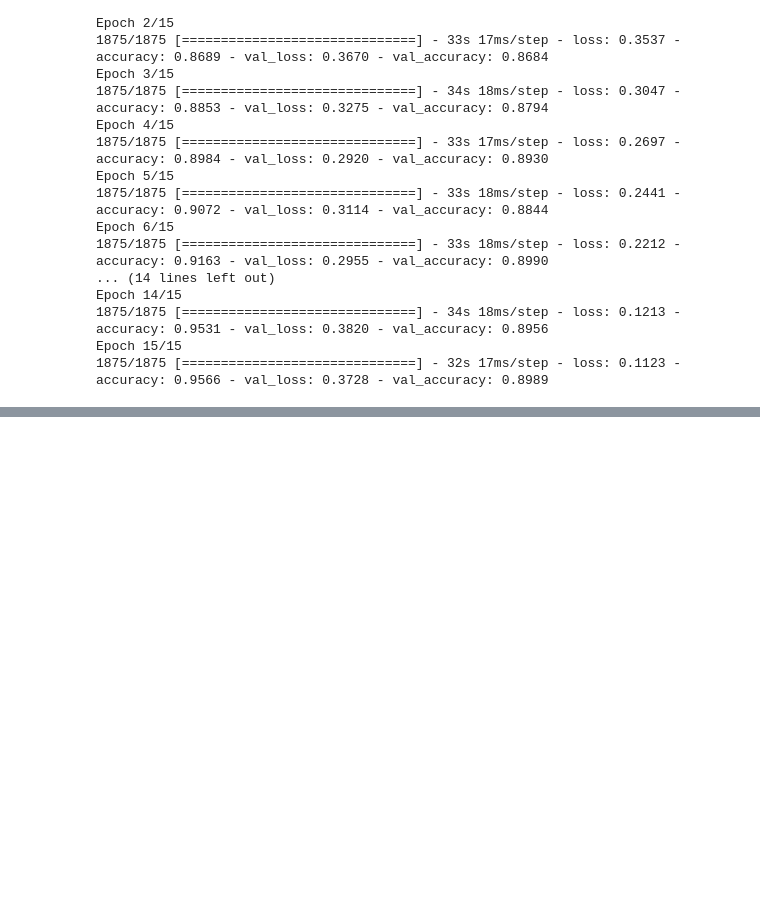
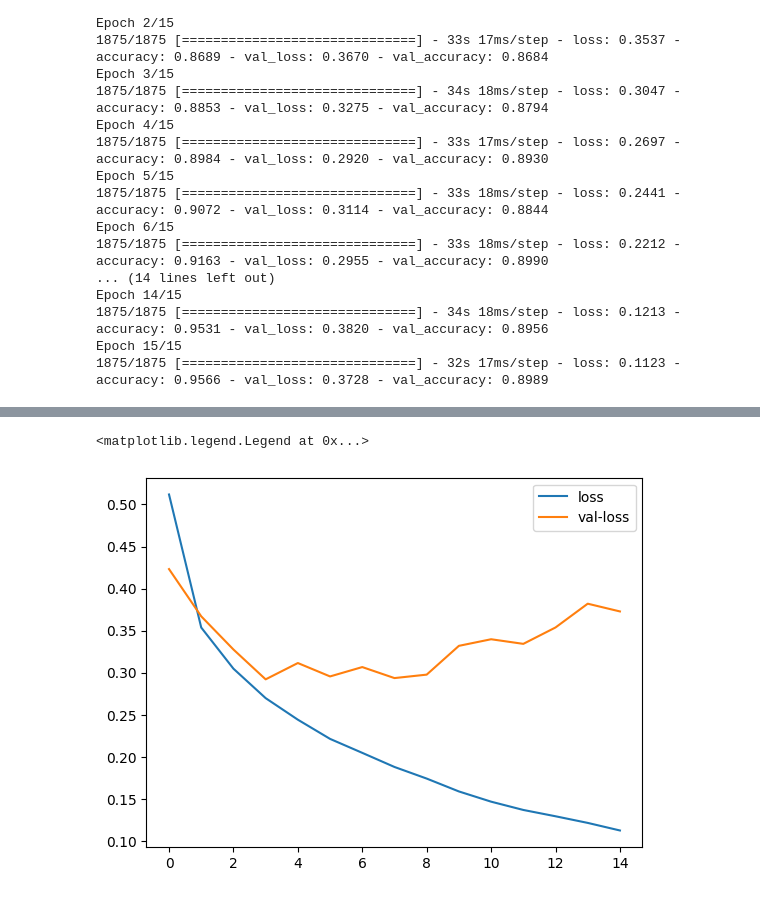
Before and after one commit to adity1997/Fashion_MNIST_CNN, a Jupyter notebook: Fashion_MNIST_Dataset.ipynb, the cells around one changed output, grey strips where cells are left out. Drawn from its saved outputs; the diff is of its cells as text; code cells hidden in the pictures; blank space fills up the shorter version.

```diff
--- a/Fashion_MNIST_Dataset.ipynb
+++ b/Fashion_MNIST_Dataset.ipynb
@@ -66,0 +74,7 @@ Epoch 15/15
+# %%
+plt.plot(r.history['loss'], label='loss')
+plt.plot(r.history['val_loss'], label='val-loss')
+plt.legend()
+# %% [output]
+<matplotlib.legend.Legend at 0x...>
+[figure, added]
```
Also changed, not shown: parts of 1 cell of this notebook.
